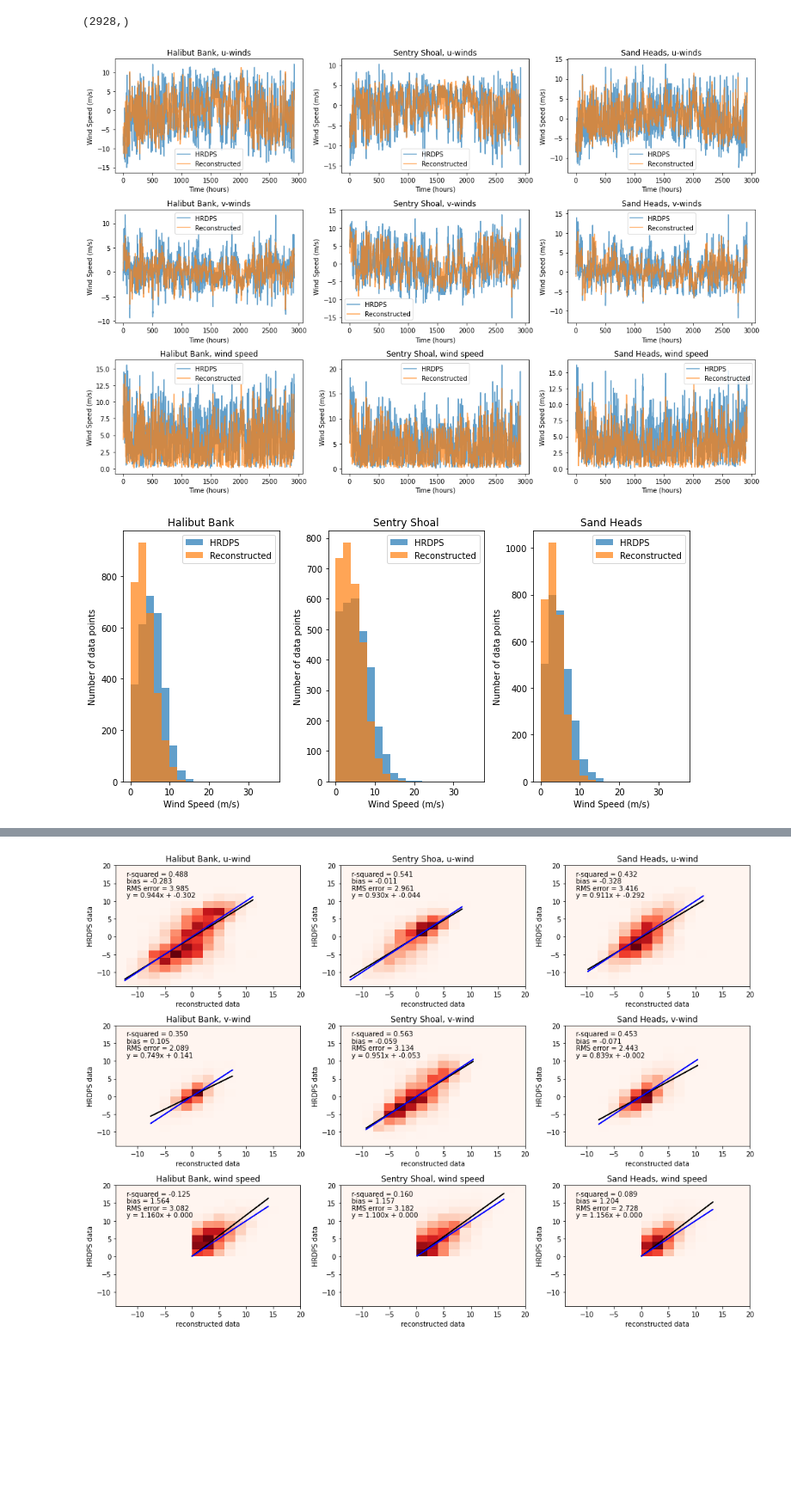
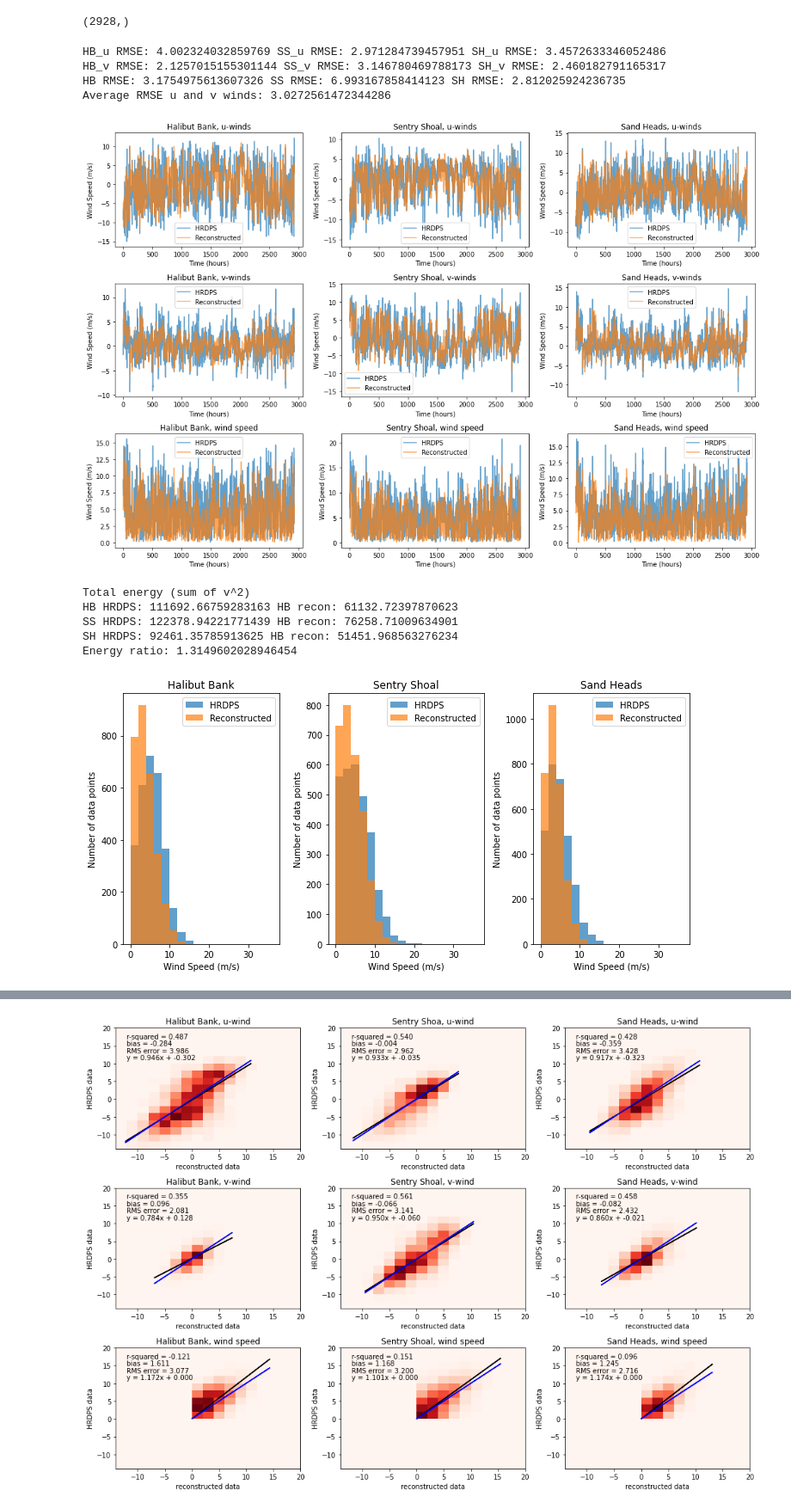
Before and after one commit to UBC-MOAD/analysis-armaan, a Jupyter notebook: notebooks/generalPredictions2.ipynb, the cells around one changed output, grey strips where cells are left out. Shown at 86% size. Saved outputs shown, nothing was run; the diff lists cells and outputs as text; code cells hidden in the pictures; blank space fills up the shorter version.

```diff
--- a/notebooks/generalPredictions2.ipynb
+++ b/notebooks/generalPredictions2.ipynb
@@ -251,5 +261,5 @@ can08_v = np.concatenate((d2['vas'][:472,140:165,60:85], d2['vas'][464:472,140:1
 # %%
 can08_mat = transform2(can08_u, can08_v)
 
-##conducting PCA analysis on combined data matrix
-PCs, eigvecs, mean_2008 = doPCA(30, can08_mat)
+##calculating average of rows
+mean_2008 = can08_mat.mean(axis = 0)
@@ -300,18 +316,29 @@ del recon
 # %% [markdown]
 ## Overall Function
 # %%
-def reconstruct(downscale_mat, mean, can_PCs, can_eigs, can_mean, hr_PCs, hr_eigs, hr_mean, n, r, method = 'LS', EB = True):
+def reconstruct(downscale_mat, mean, can_PCs, can_me, hr_PCs, hr_me, n, r, method = 'LS', EB = 'False'):
 
-    coefs = getCoefs(can_eigs, can_mean, n, hr_eigs, hr_mean, r, type = method)
-    proj = np.concatenate((mean.reshape(1, -1), projectData(downscale_mat, can_PCs, n)), axis = 0)
+    coefs = getCoefs(can_me, n + 1, hr_me, r + 1, type = method)
+    proj = np.concatenate((mean.reshape(1, -1), projectData(downscale_mat - mean, can_PCs, n)), axis = 0)
     pred_eigs = np.matmul(coefs[0], proj) + coefs[1].reshape(-1, 1)  ##multiple linear regression output
-    if (EB == True):
-        energyCoefs = getEnergyCoefs( fit_modes(can_eigs, can_mean, n, hr_eigs, hr_mean, r, type = method)[0] , hr_mean, hr07_eigs)
+    if (EB == 'true'):
+        energyCoefs = getEnergyCoefs( fit_modes(can_me, n + 1, hr_me, r + 1, type = method)[0], hr_me)
+        energyCoefs = energyCoefs.reshape(-1, 1)
+        pred_eigs = pred_eigs*energyCoefs ##energy balancing
+    if (EB == 'function'):
+        energyCoefs = getEnergyCoefs( fit_modes(can_me, n + 1, hr_me, r + 1, type = method)[0] , hr_me)
+        def f(x):
+            return np.exp(-x/50)
+        for x in range(r + 1):
+            energyCoefs = (energyCoefs - 1)*f(x) + 1
         energyCoefs = energyCoefs.reshape(-1, 1)
         pred_eigs = pred_eigs*energyCoefs ##energy balancing
 
     recon = np.matmul(hr_PCs[:,0:r], pred_eigs[1:r+1]) + pred_eigs[0]
     u_data_rec, v_data_rec = reverse2(recon, (-1, 266, 256))
+    if (EB == 'constant'):
+        u_data_rec *= 1.3
+        v_data_rec *= 1.3
 
     return (u_data_rec, v_data_rec)
 # %% [markdown]
@@ -363,10 +390,11 @@ print(HB_u.shape)
 # %% [output]
 (2928,)
 # %%
-u_data_rec, v_data_rec = reconstruct(can08_mat, mean_2008, can07_PCs, can07_eigs, can07_mean, hr07_PCs, hr07_eigs, hr07_mean, 75, 75, method = 'LS', EB = False)
+u_data_rec, v_data_rec = reconstruct(can08_mat, mean_2008, can07_PCs, can07_me, hr07_PCs, hr07_me, 65, 65, method = 'LS', EB = 'False')
+# %%
+u_data_rec *= 1
+v_data_rec *= 1
 # %%
-## Plotting data at three locations.
-
 fig, ax = plt.subplots(3, 3, figsize=(15, 10))
 alpha_val = 0.7
 
@@ -390,6 +418,9 @@ ax[0, 2].set_title("Sand Heads, u-winds")
 ax[0, 2].set_xlabel("Time (hours)")
 ax[0, 2].set_ylabel("Wind Speed (m/s)")
 ax[0, 2].legend()
+print("HB_u RMSE:", np.sqrt( mean_squared_error(HB_u, u_data_rec[:,142,139])),
+                            "SS_u RMSE:", np.sqrt( mean_squared_error(SS_u, u_data_rec[:,174,107])),
+                                                  "SH_u RMSE:", np.sqrt( mean_squared_error(SH_u, u_data_rec[:,129, 149])))
 
 ax[1, 0].plot(HB_v, label = "HRDPS", alpha = alpha_val)
 ax[1, 0].plot(v_data_rec[:,142,139], label = "Reconstructed", alpha = alpha_val)
@@ -412,6 +443,10 @@ ax[1, 2].set_xlabel("Time (hours)")
 ax[1, 2].set_ylabel("Wind Speed (m/s)")
 ax[1, 2].legend()
 
+print("HB_v RMSE:", np.sqrt( mean_squared_error(HB_v, v_data_rec[:,142,139])),
+                            "SS_v RMSE:", np.sqrt( mean_squared_error(SS_v, v_data_rec[:,174,107])),
+                                                  "SH_v RMSE:", np.sqrt( mean_squared_error(SH_v, v_data_rec[:,129, 149])))
+
 ax[2,0].plot(np.sqrt(HB_u**2 + HB_v**2), label = "HRDPS", alpha = alpha_val)
 ax[2,0].plot(np.sqrt(u_data_rec[:,142,139]**2 + v_data_rec[:,142,139]**2), label = "Reconstructed", alpha = alpha_val)
 ax[2,0].set_xlabel("Time (hours)")
@@ -433,38 +468,65 @@ ax[2,2].set_title("Sand Heads, wind speed")
 ax[2,2].set_ylabel("Wind Speed (m/s)")
 ax[2,2].legend()
 
+print("HB RMSE:", np.sqrt( mean_squared_error(np.sqrt(HB_u**2 + HB_v**2), np.sqrt(u_data_rec[:,142,139]**2 + v_data_rec[:,142,139]**2))),
+                            "SS RMSE:", np.sqrt( mean_squared_error(np.sqrt(SS_u**2 + SS_v**2), v_data_rec[:,174,107])),
+                                                  "SH RMSE:", np.sqrt( mean_squared_error(np.sqrt(SH_u**2 + SH_v**2), np.sqrt(u_data_rec[:,129,149]**2 + v_data_rec[:,129,149]**2))))
+avg_rmse = np.sqrt( mean_squared_error(HB_u, u_data_rec[:,142,139])) + np.sqrt( mean_squared_error(SS_u, u_data_rec[:,174,107])) + np.sqrt( mean_squared_error(SH_u, u_data_rec[:,129, 149]))
+avg_rmse += np.sqrt( mean_squared_error(HB_v, v_data_rec[:,142,139])) + np.sqrt( mean_squared_error(SS_v, v_data_rec[:,174,107])) + np.sqrt( mean_squared_error(SH_v, v_data_rec[:,129, 149]))
+avg_rmse = avg_rmse/6
+print("Average RMSE u and v winds:", avg_rmse)
 plt.tight_layout()
 # %% [output]
+HB_u RMSE: 4.002324032859769 SS_u RMSE: 2.971284739457951 SH_u RMSE: 3.4572633346052486
+HB_v RMSE: 2.1257015155301144 SS_v RMSE: 3.146780469788173 SH_v RMSE: 2.460182791165317
+HB RMSE: 3.1754975613607326 SS RMSE: 6.993167858414123 SH RMSE: 2.812025924236735
+Average RMSE u and v winds: 3.0272561472344286
-[figure, old version]
+[figure, new version]
 # %%
 nums = np.arange(0, 37, 2)
 
 fig, ax = plt.subplots(1, 3, figsize=(10, 5))
 
 ax[0].set_title("Halibut Bank")
 ax[0].hist(np.sqrt(HB_u**2 + HB_v**2), bins = nums, label = "HRDPS", alpha = 0.7)
 ax[0].hist(np.sqrt(u_data_rec[:,142,139]**2 + v_data_rec[:,142,139]**2), bins = nums, label = "Reconstructed", alpha = 0.7)
 ax[0].set_xlabel("Wind Speed (m/s)")
 ax[0].set_ylabel("Number of data points")
 ax[0].legend()
 
 ax[1].set_title("Sentry Shoal")
 ax[1].hist(np.sqrt(SS_u**2 + SS_v**2), bins = nums, label = "HRDPS", alpha = 0.7)
 ax[1].hist(np.sqrt(u_data_rec[:,174,107]**2 + v_data_rec[:,174,107]**2), bins = nums, label = "Reconstructed", alpha = 0.7)
 ax[1].set_xlabel("Wind Speed (m/s)")
 ax[1].set_ylabel("Number of data points")
 ax[1].legend()
 
 ax[2].set_title("Sand Heads")
 ax[2].hist(np.sqrt(SH_u**2 + SH_v**2) , bins = nums,  label = "HRDPS", alpha = 0.7)
 ax[2].hist(np.sqrt(u_data_rec[:,129,149]**2 + v_data_rec[:,129,149]**2) , bins = nums, label = "Reconstructed", alpha = 0.7)
 ax[2].set_xlabel("Wind Speed (m/s)")
 ax[2].set_ylabel("Number of data points")
 ax[2].legend()
 
 plt.tight_layout()
+print("Total energy (sum of v^2)")
+print("HB HRDPS:", np.sum(HB_u**2 + HB_v**2), "HB recon:", np.sum(u_data_rec[:,142,139]**2 + v_data_rec[:,142,139]**2))
+print("SS HRDPS:", np.sum(SS_u**2 + SS_v**2), "HB recon:", np.sum(u_data_rec[:,174,107]**2 + v_data_rec[:,174,107]**2))
+print("SH HRDPS:", np.sum(SH_u**2 + SH_v**2), "HB recon:", np.sum(u_data_rec[:,129,149]**2 + v_data_rec[:,129,149]**2))
+hr_energy_avg = np.sum(u_data_rec[:,142,139]**2 + v_data_rec[:,142,139]**2) + np.sum(u_data_rec[:,174,107]**2 + v_data_rec[:,174,107]**2)
+hr_energy_avg += np.sum(u_data_rec[:,129,149]**2 + v_data_rec[:,129,149]**2)
+hr_energy_avg /= 3
+recon_energy_avg = (np.sum(HB_u**2 + HB_v**2) + np.sum(SS_u**2 + SS_v**2) + np.sum(SH_u**2 + SH_v**2))/3
+
+ratio = np.sqrt(recon_energy_avg/hr_energy_avg)
+print("Energy ratio:", ratio)
 # %% [output]
+Total energy (sum of v^2)
+HB HRDPS: 111692.66759283163 HB recon: 61132.72397870623
+SS HRDPS: 122378.94221771439 HB recon: 76258.71009634901
+SH HRDPS: 92461.35785913625 HB recon: 51451.968563276234
+Energy ratio: 1.3149602028946454
-[figure, old version]
+[figure, new version]
 # %%
 a1 = np.histogram(np.sqrt(HB_u**2 + HB_v**2), bins = nums)
 b1 = np.histogram(np.sqrt(u_data_rec[:,142,139]**2 + v_data_rec[:,142,139]**2), bins = nums)
```
Also changed, not shown: parts of 22 cells of this notebook.
